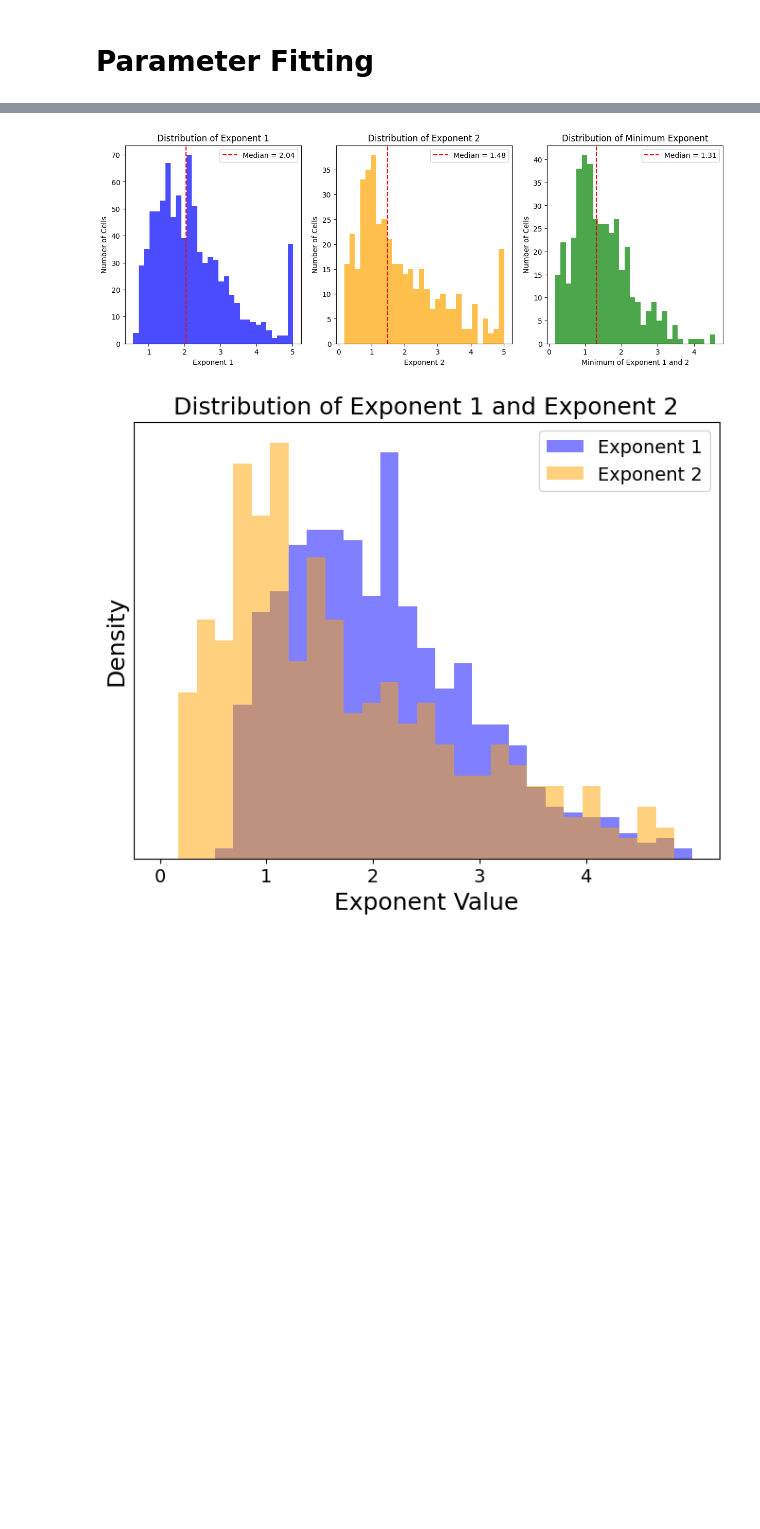
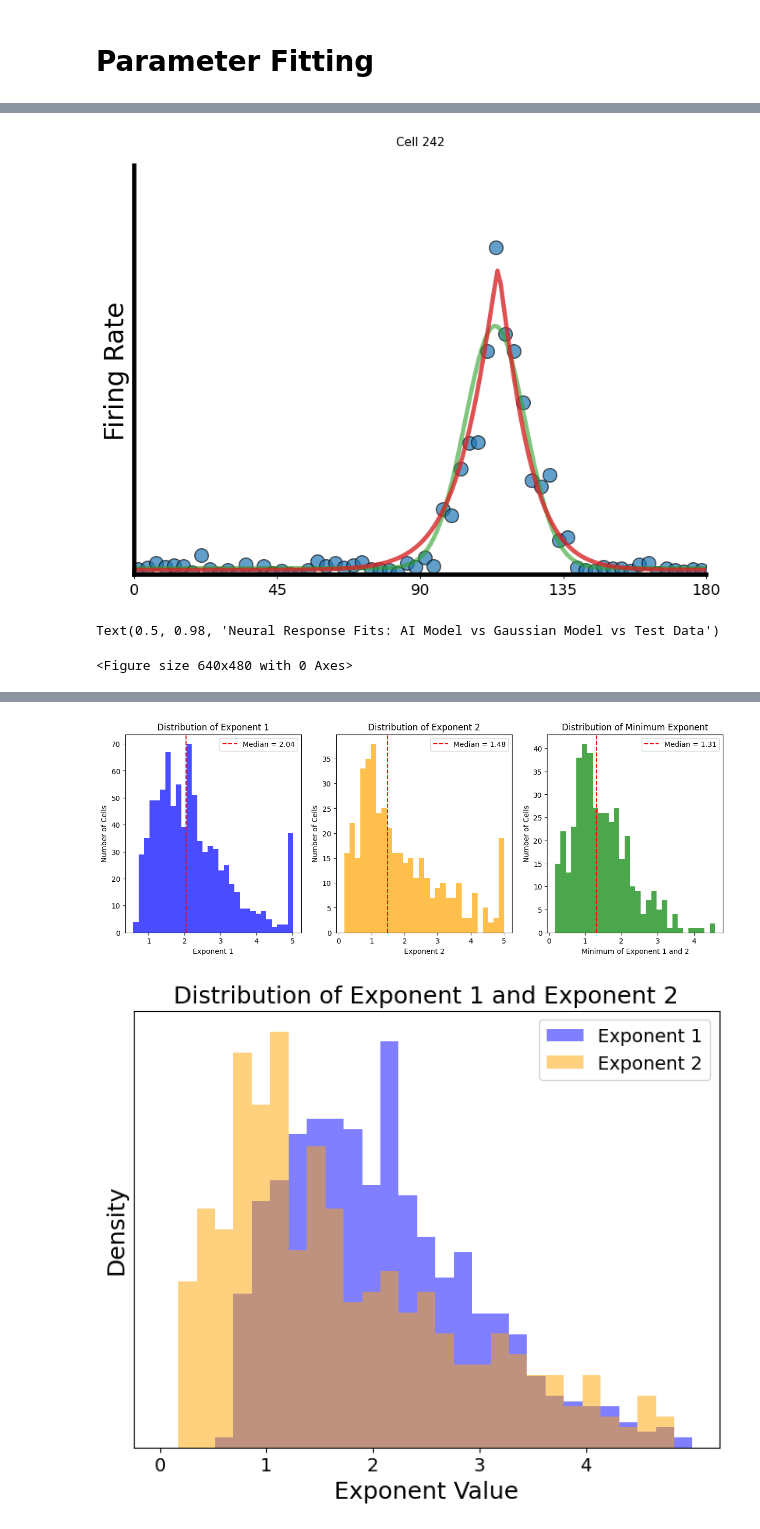
Before and after one commit to reillytilbury/EDGAR, a Jupyter notebook: figures/1A_tuning_curves.ipynb, the cells around one changed output, grey strips where cells are left out. Cells and saved outputs as stored; diff of their text form; code cells hidden in the pictures; blank space fills up the shorter version.

```diff
--- a/figures/1A_tuning_curves.ipynb
+++ b/figures/1A_tuning_curves.ipynb
@@ -740,0 +661,80 @@ plt.show()
+# %%
+# Specify the cell number to plot
+cell_no = np.random.choice(good_cells)
+# cell_no = 716
+# cell_no = 1051
+# cell_no = np.random.choice(peaky_cells)
+# cell_no = np.random.choice(good_cells)
+
+n_bins_plot = 128
+bin_edges = np.linspace(0, 2 * np.pi, n_bins_plot + 1)
+bin_centres = (bin_edges[:-1] + bin_edges[1:]) / 2
+
+fig, ax = plt.subplots(figsize=(8, 6), constrained_layout=True)
+
+# Predictions
+angles_eval = np.linspace(0, 2 * np.pi, 360)
+pred = neuron_model(angles_eval, *params[cell_no])
+pred_gauss = neuron_model_gauss(angles_eval, *params_gauss[cell_no])
+
+# Binned means
+angle_masks = [(angles >= bin_edges[j]) & (angles <= bin_edges[j + 1]) for j in range(n_bins_plot)]
+binned_means_test = np.array([R_test[cell_no][angle_masks[j]].mean() for j in range(n_bins_plot)])
+binned_means_train = np.array([R_train[cell_no][angle_masks[j]].mean() for j in range(n_bins_plot)])
+# Plot test data
+ax.scatter(
+    bin_centres, binned_means_test,
+    label='Test Data', color='tab:blue',
+    s=160, alpha=0.7, edgecolors='k'
+)
+# ax.scatter(
+#     bin_centres, binned_means_train,
+#     label='Train Data', color='tab:orange',
+#     s=80, alpha=0.7, edgecolors='k'
+# )
+
+# Plot Gaussian model prediction
+ax.plot(
+    angles_eval, pred_gauss,
+    # label=rf'Gaussian Model (CV R²={r2_gauss[cell_no]:.2f})',
+    color='tab:green', linewidth=4, alpha=0.6, linestyle='-'
+)
+
+# Plot AI model prediction
+ax.plot(
+    angles_eval, pred,
+    # label=rf'AI Model (CV R²={r2_ai[cell_no]:.2f})',
+    color='tab:red', linewidth=4, alpha=0.8
+)
+
+# Axis labels and formatting
+# ax.set_xlabel('Angle (°)', fontsize=24)
+ax.set_ylabel('Firing Rate', fontsize=24)
+ax.set_xticks(np.linspace(0, np.pi, 5))
+ax.set_xticklabels([f"{int(np.degrees(angle))}" for angle in np.linspace(0, np.pi, 5)], fontsize=14)
+ax.set_ylim(0, max(binned_means_test.max() * 1.25, pred.max() * 1.25))
+ax.set_xlim(0, np.pi)
+ax.grid(False)
+ax.set_yticks([])
+# ax.legend(fontsize=14, loc='upper right')
+# remove top and right spines
+ax.spines['top'].set_visible(False)
+ax.spines['right'].set_visible(False)
+# make left and bottom spines thicker
+ax.spines['left'].set_linewidth(4)
+ax.spines['bottom'].set_linewidth(4)
+
+# Title with key cell info
+ax.set_title(
+    f'Cell {cell_no}\n',
+    # f'signal_frac = {signal_fractions[cell_no]:.2f}, '
+    # f'exp1 = {params[cell_no, 5]:.2f}, exp2 = {params[cell_no, 10]:.2f}',
+    # f'exp = {params_double[cell_no, 5]:.2f}',
+    fontsize=11
+)
+plt.show()
+plt.suptitle("Neural Response Fits: AI Model vs Gaussian Model vs Test Data", fontsize=14, weight='bold')
+# %% [output]
+[figure, added]
+Text(0.5, 0.98, 'Neural Response Fits: AI Model vs Gaussian Model vs Test Data')
+<Figure size 640x480 with 0 Axes>
```
Also changed, not shown: parts of 31 cells of this notebook, 1 other file.
